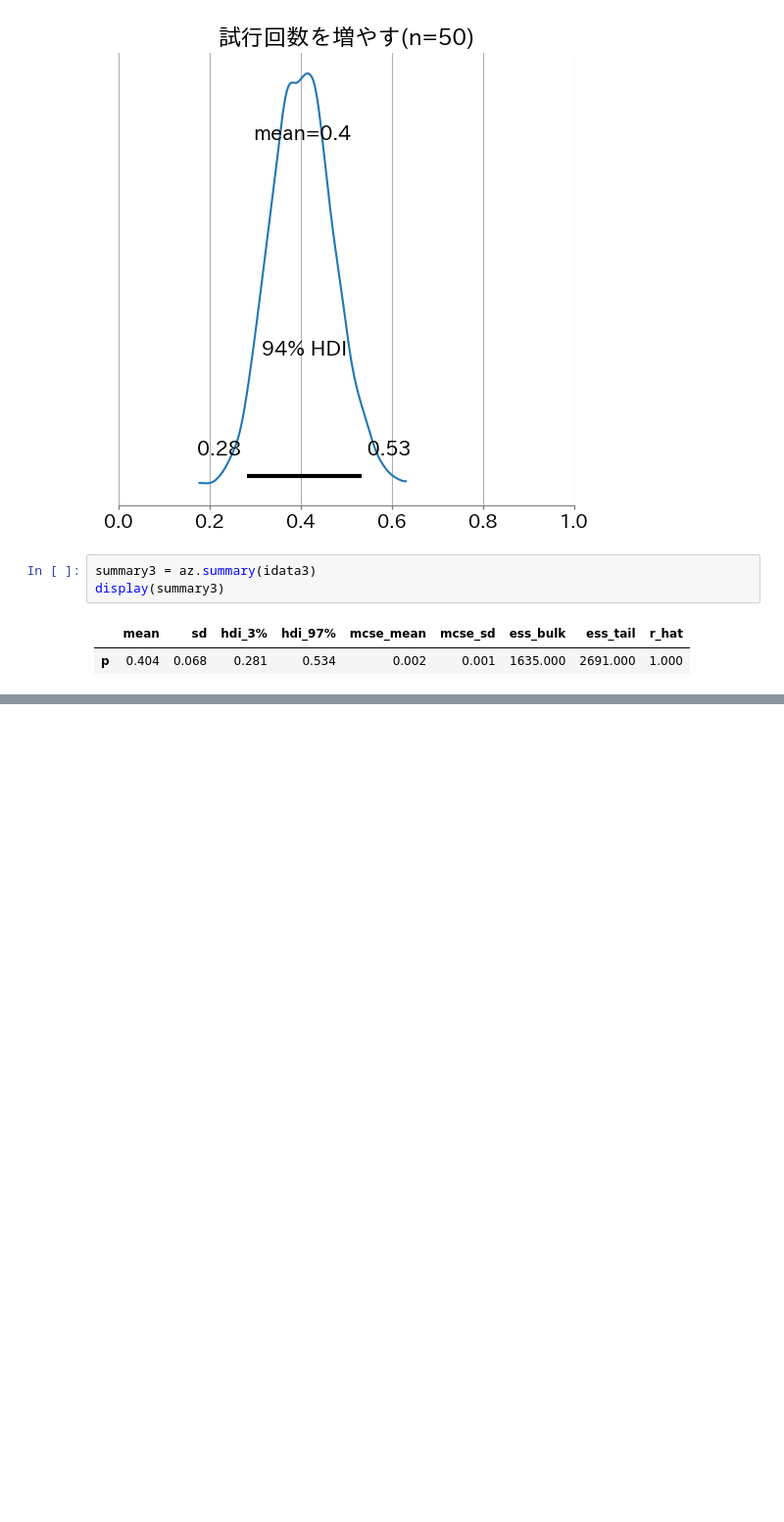
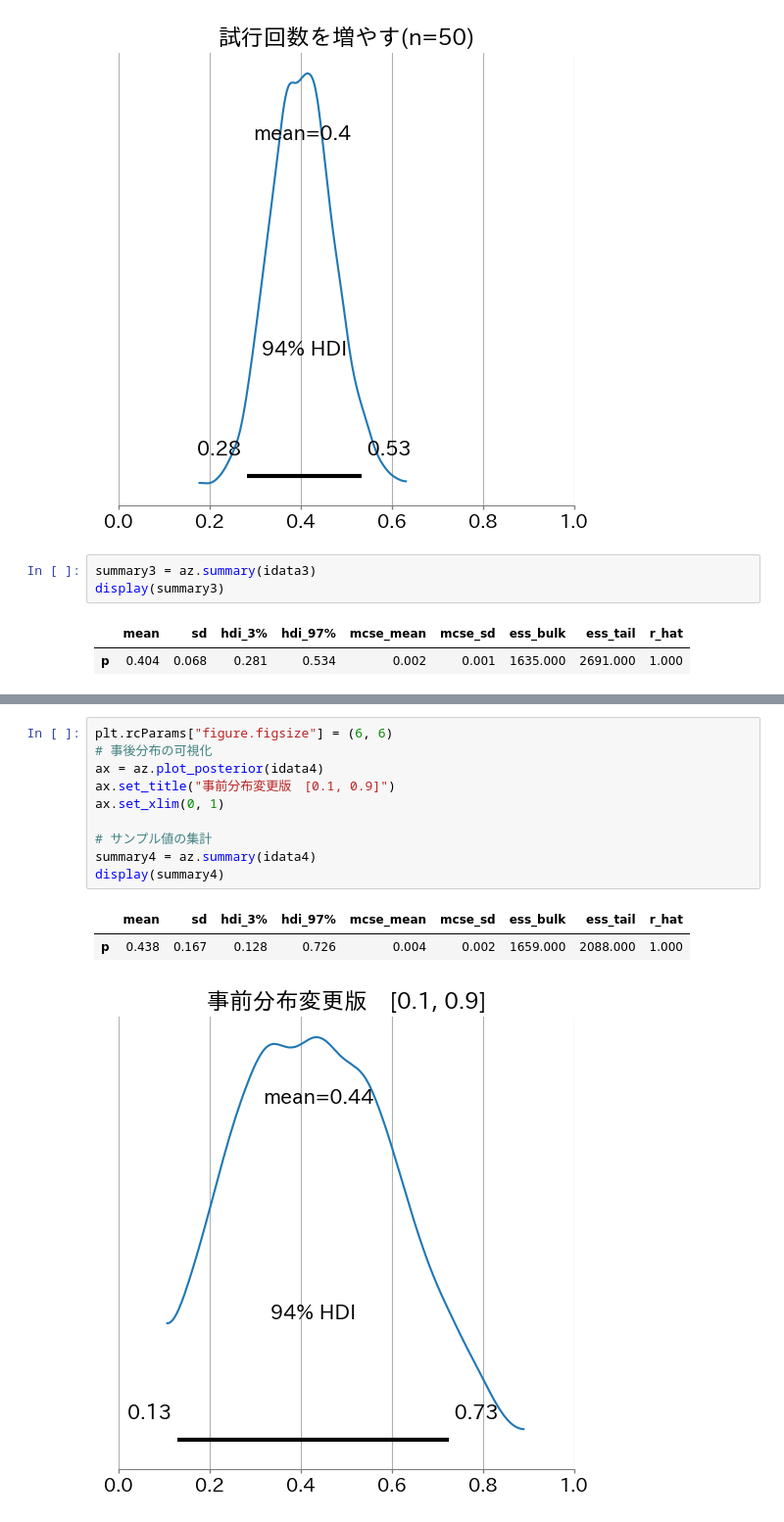
Before and after one commit to maton369/Bayesian_Inference_Practice, a Jupyter notebook: 4章_はじめてのベイズ推論実習.ipynb, the cells around one changed output, grey strips where cells are left out. Shown: that part at 98% size. Saved outputs shown, nothing was run; the diff lists cells and outputs as text; blank space fills up the shorter version.

```diff
--- a/4章_はじめてのベイズ推論実習.ipynb
+++ b/4章_はじめてのベイズ推論実習.ipynb
@@ -1056,0 +1165,14 @@ display(summary3)
+# %%
+plt.rcParams["figure.figsize"] = (6, 6)
+# 事後分布の可視化
+ax = az.plot_posterior(idata4)
+ax.set_title("事前分布変更版　[0.1, 0.9]")
+ax.set_xlim(0, 1)
+
+# サンプル値の集計
+summary4 = az.summary(idata4)
+display(summary4)
+# %% [output]
+|  | mean | sd | hdi_3% | hdi_97% | mcse_mean | mcse_sd | ess_bulk | ess_tail | r_hat |
+| p | 0.438 | 0.167 | 0.128 | 0.726 | 0.004 | 0.002 | 1659.000 | 2088.000 | 1.000 |
+[figure, added]
```
Also changed, not shown: parts of 1 cell of this notebook.
